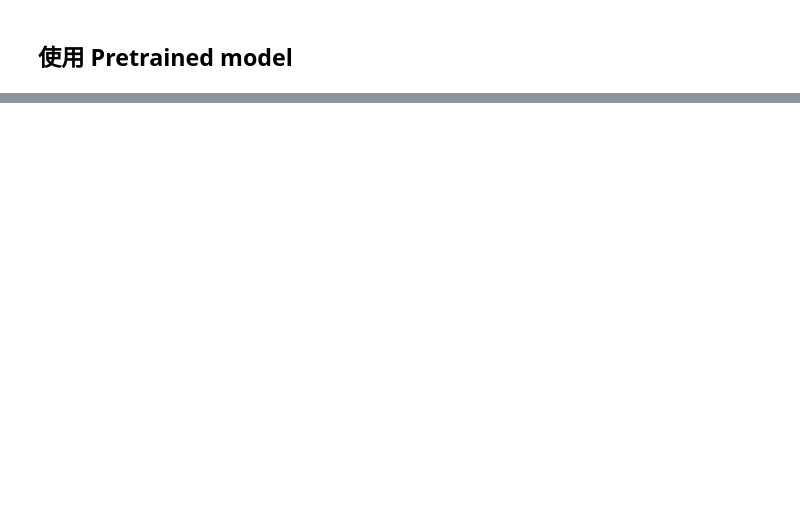
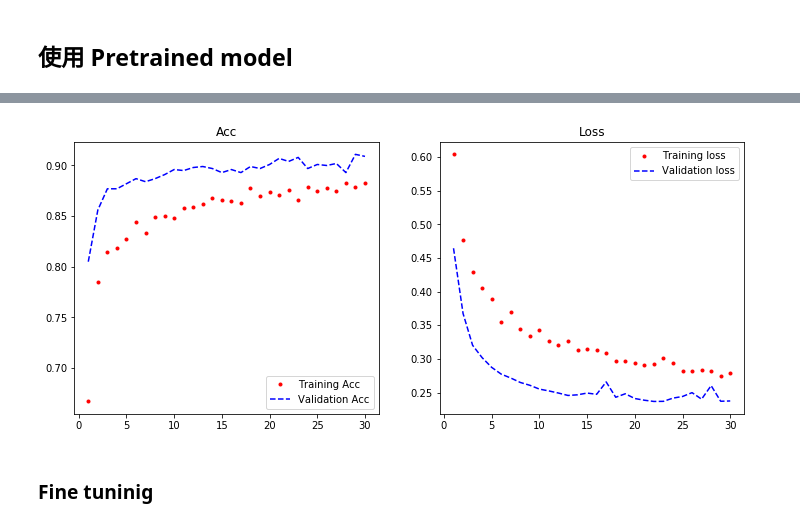
Before and after one commit to ChengYiLin/Deep_Learning_using_keras, a Jupyter notebook: 06_basic_computer_vision.ipynb, the cells around one changed output, grey strips where cells are left out. Drawn from its saved outputs; the diff is of its cells as text; code cells hidden in the pictures; blank space fills up the shorter version.

Commit message:
Using Pretrained model -- Finished

```diff
--- a/06_basic_computer_vision.ipynb
+++ b/06_basic_computer_vision.ipynb
@@ -485,0 +523,6 @@ plt.show()
+# %%
+from keras.applications import VGG16
+
+conv_base = VGG16(weights='imagenet',
+                  include_top=False,
+                  input_shape=(150, 150, 3))
@@ -485,0 +559,6 @@ plt.show()
+# %%
+model = models.Sequential()
+model.add(conv_base)
+model.add(layers.Flatten())
+model.add(layers.Dense(256, activation='relu'))
+model.add(layers.Dense(1, activation='sigmoid'))
@@ -485,0 +667,30 @@ plt.show()
+# %%
+import matplotlib.pyplot as plt
+%matplotlib inline
+
+acc = history.history['acc']
+loss = history.history['loss']
+val_acc = history.history['val_acc']
+val_loss = history.history['val_loss']
+
+epochs = range(1, len(acc)+1)
+
+plt.figure(figsize=(12,5))
+
+plt.subplot(1,2,1)
+plt.title("Acc")
+plt.plot(epochs, acc, 'r.', label='Training Acc')
+plt.plot(epochs, val_acc, 'b--', label='Validation Acc')
+plt.legend()
+
+plt.subplot(1,2,2)
+plt.title("Loss")
+plt.plot(epochs, loss, 'r.', label='Training loss')
+plt.plot(epochs, val_loss, 'b--', label='Validation loss')
+plt.legend()
+
+plt.show()
+# %% [output]
+[figure, added]
+# %% [markdown]
+### Fine tuninig
```
Also changed, not shown: parts of 34 cells of this notebook.
